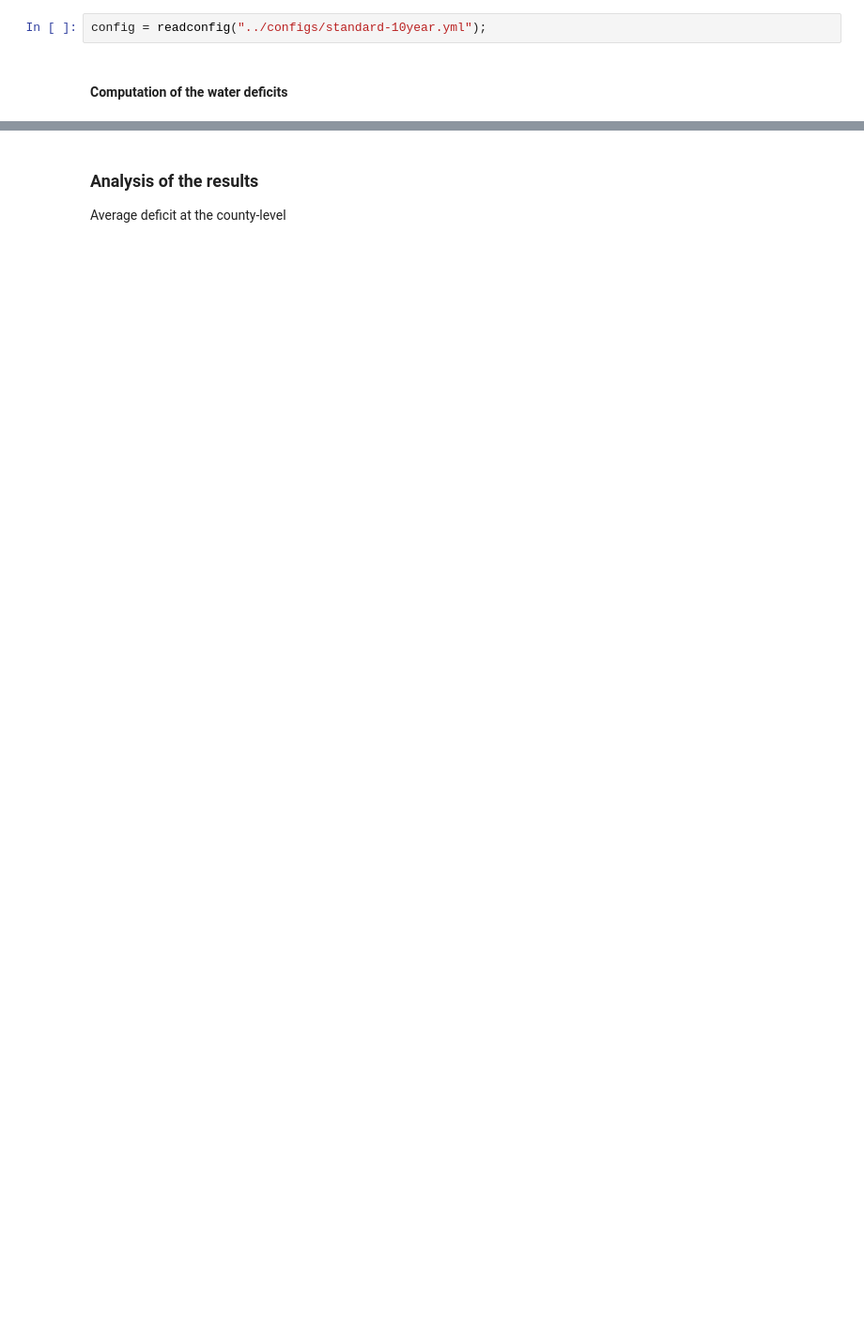
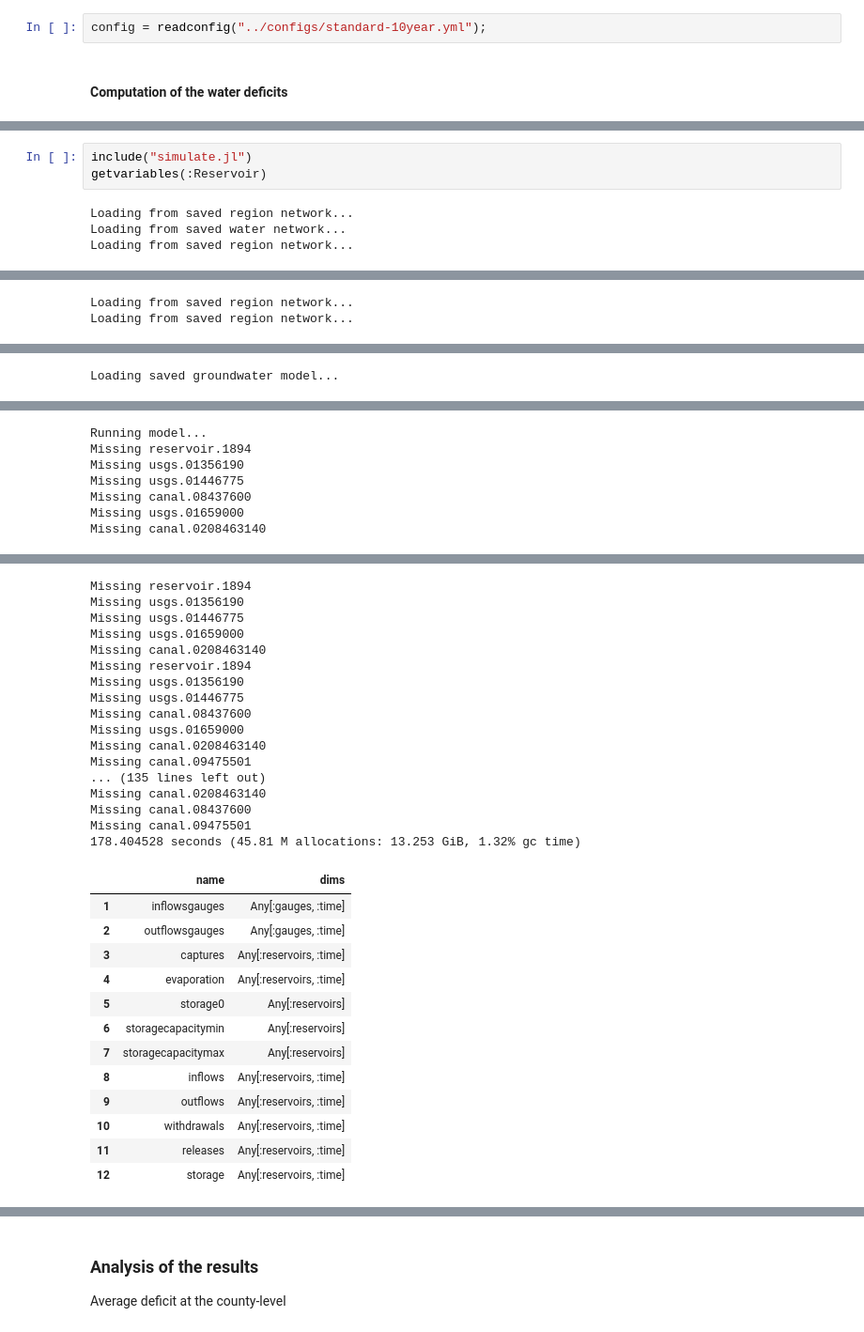
Before and after one commit to AmericasWater/awash, a Jupyter notebook: analyses/climatevariability/Reservoirs analysis.ipynb, the cells around one changed output, grey strips where cells are left out. Shown at 94% size. Drawn from its saved outputs; the diff is of its cells as text; blank space fills up the shorter version.

```diff
--- a/analyses/climatevariability/Reservoirs analysis.ipynb
+++ b/analyses/climatevariability/Reservoirs analysis.ipynb
@@ -106,0 +102,7 @@ while loading /home/laureline/AW-julia/awash/src/optimize-surface.jl, in express
+# %%
+include("simulate.jl")
+getvariables(:Reservoir)
+# %% [output]
+Loading from saved region network...
+Loading from saved water network...
+Loading from saved region network...
@@ -106,0 +112,2 @@ while loading /home/laureline/AW-julia/awash/src/optimize-surface.jl, in express
+Loading from saved region network...
+Loading from saved region network...
@@ -106,0 +155 @@ while loading /home/laureline/AW-julia/awash/src/optimize-surface.jl, in express
+Loading saved groundwater model...
@@ -106,0 +160,7 @@ while loading /home/laureline/AW-julia/awash/src/optimize-surface.jl, in express
+Running model...
+Missing reservoir.1894
+Missing usgs.01356190
+Missing usgs.01446775
+Missing canal.08437600
+Missing usgs.01659000
+Missing canal.0208463140
@@ -106,0 +170,30 @@ while loading /home/laureline/AW-julia/awash/src/optimize-surface.jl, in express
+Missing reservoir.1894
+Missing usgs.01356190
+Missing usgs.01446775
+Missing usgs.01659000
+Missing canal.0208463140
+Missing reservoir.1894
+Missing usgs.01356190
+Missing usgs.01446775
+Missing canal.08437600
+Missing usgs.01659000
+Missing canal.0208463140
+Missing canal.09475501
+... (135 lines left out)
+Missing canal.0208463140
+Missing canal.08437600
+Missing canal.09475501
+178.404528 seconds (45.81 M allocations: 13.253 GiB, 1.32% gc time)
+|  | name | dims |
+| 1 | inflowsgauges | Any[:gauges, :time] |
+| 2 | outflowsgauges | Any[:gauges, :time] |
+| 3 | captures | Any[:reservoirs, :time] |
+| 4 | evaporation | Any[:reservoirs, :time] |
+| 5 | storage0 | Any[:reservoirs] |
+| 6 | storagecapacitymin | Any[:reservoirs] |
+| 7 | storagecapacitymax | Any[:reservoirs] |
+| 8 | inflows | Any[:reservoirs, :time] |
+| 9 | outflows | Any[:reservoirs, :time] |
+| 10 | withdrawals | Any[:reservoirs, :time] |
+| 11 | releases | Any[:reservoirs, :time] |
+| 12 | storage | Any[:reservoirs, :time] |
```
Also changed, not shown: parts of 10 cells of this notebook, 1 other file.
